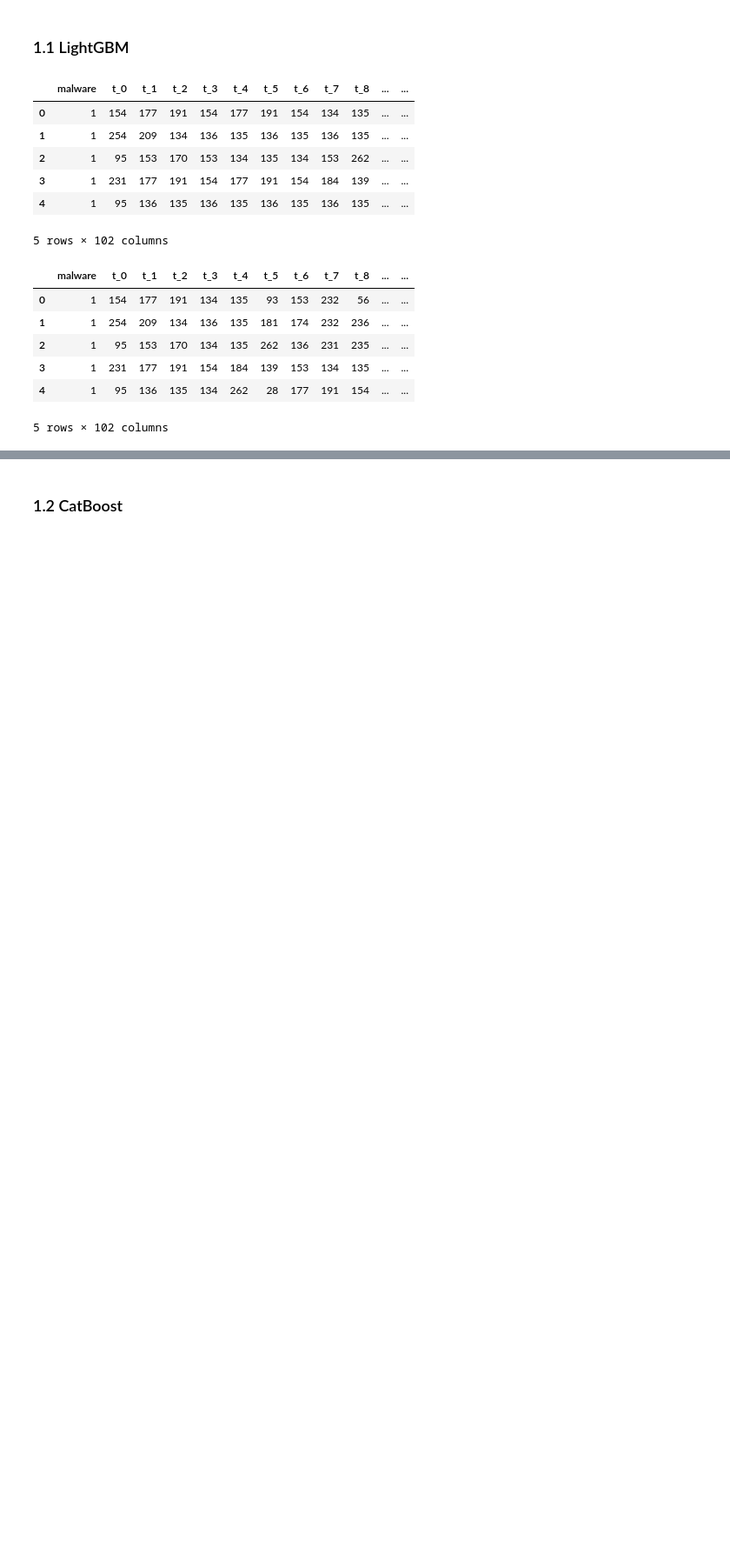
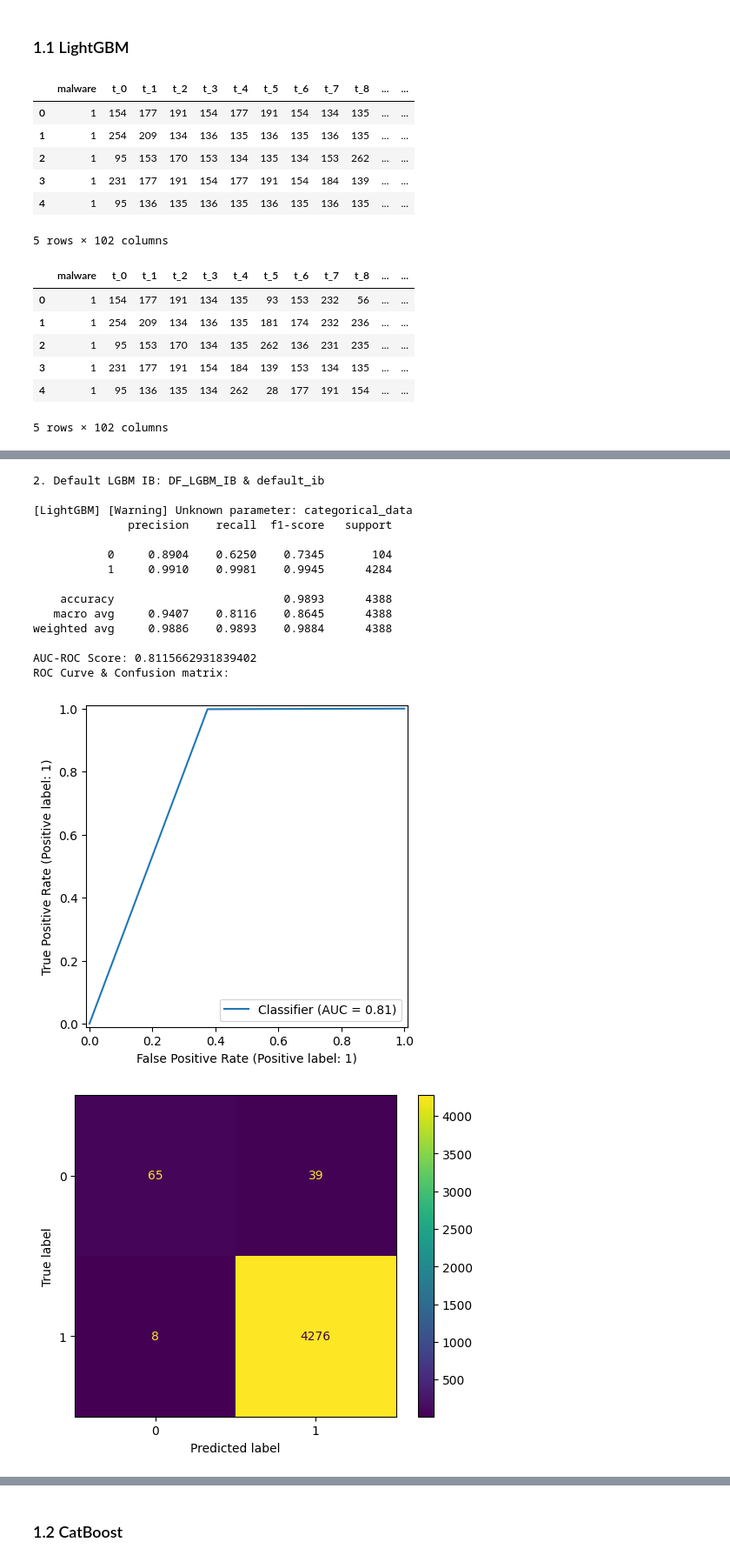
Before and after one commit to jm55/THESIS, a Jupyter notebook: Official Development/GBDT_Evaluation/1 Model_Robustness.ipynb, the cells around one changed output, grey strips where cells are left out. Shown at 87% size. Drawn from its saved outputs; the diff is of its cells as text; code cells hidden in the pictures; blank space fills up the shorter version.

```diff
--- a/Official Development/GBDT_Evaluation/1 Model_Robustness.ipynb
+++ b/Official Development/GBDT_Evaluation/1 Model_Robustness.ipynb
@@ -67,0 +94,20 @@ https://scikit-learn.org/stable/model_persistence.html#security-maintainability-
+# %%
+print("2. Default LGBM IB\n")
+evaluate(default_ib, DF_LGBM_IB.iloc[:,1:101], DF_LGBM_IB.iloc[:,0])
+# %% [output]
+2. Default LGBM IB: DF_LGBM_IB & default_ib
+
+[LightGBM] [Warning] Unknown parameter: categorical_data
+              precision    recall  f1-score   support
+
+           0     0.8904    0.6250    0.7345       104
+           1     0.9910    0.9981    0.9945      4284
+
+    accuracy                         0.9893      4388
+   macro avg     0.9407    0.8116    0.8645      4388
+weighted avg     0.9886    0.9893    0.9884      4388
+
+AUC-ROC Score: 0.8115662931839402
+ROC Curve & Confusion matrix:
+[figure, added]
+[figure, added]
```
Also changed, not shown: parts of 15 cells of this notebook.
